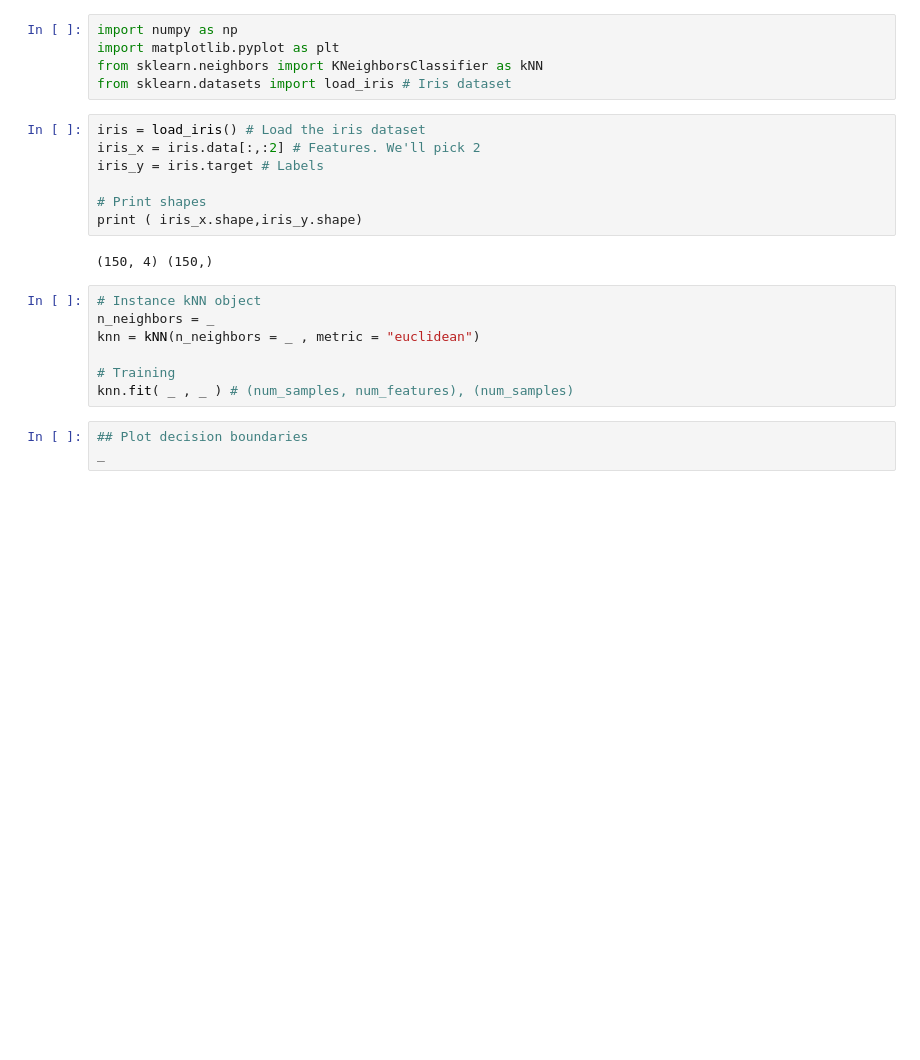
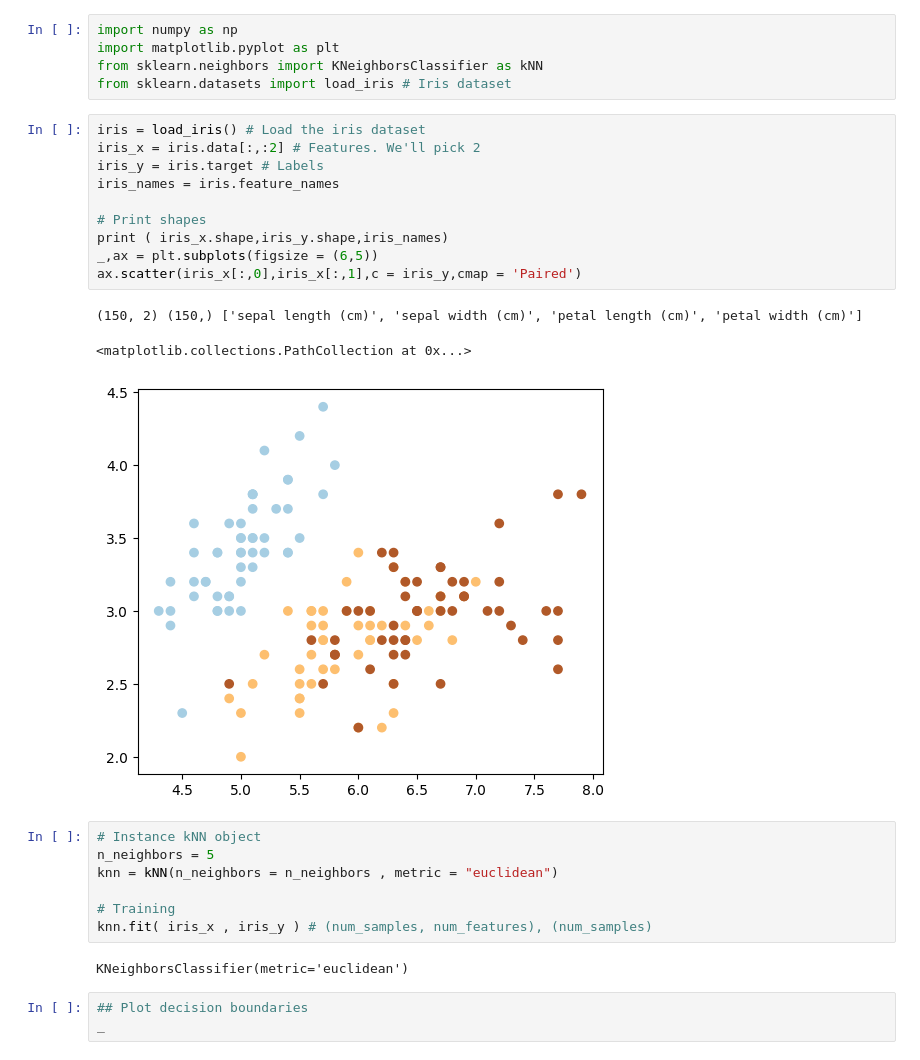
Before and after one commit to JuanGallego2811/machine_learning, a Jupyter notebook: Sem_03/kNN.ipynb, the cells around one changed output. Saved outputs shown, nothing was run; the diff lists cells and outputs as text; blank space fills up the shorter version.

```diff
--- a/Sem_03/kNN.ipynb
+++ b/Sem_03/kNN.ipynb
@@ -11,19 +11,26 @@ from sklearn.datasets import load_iris # Iris dataset
 # %%
 iris = load_iris() # Load the iris dataset
 iris_x = iris.data[:,:2] # Features. We'll pick 2
 iris_y = iris.target # Labels
+iris_names = iris.feature_names
 
 # Print shapes
-print ( iris_x.shape,iris_y.shape)
+print ( iris_x.shape,iris_y.shape,iris_names)
+_,ax = plt.subplots(figsize = (6,5))
+ax.scatter(iris_x[:,0],iris_x[:,1],c = iris_y,cmap = 'Paired')
 # %% [output]
-(150, 4) (150,)
+(150, 2) (150,) ['sepal length (cm)', 'sepal width (cm)', 'petal length (cm)', 'petal width (cm)']
+<matplotlib.collections.PathCollection at 0x...>
+[figure, added]
 # %%
 # Instance kNN object
-n_neighbors = _
-knn = kNN(n_neighbors = _ , metric = "euclidean")
+n_neighbors = 5
+knn = kNN(n_neighbors = n_neighbors , metric = "euclidean")
 
 # Training
-knn.fit( _ , _ ) # (num_samples, num_features), (num_samples)
+knn.fit( iris_x , iris_y ) # (num_samples, num_features), (num_samples)
+# %% [output]
+KNeighborsClassifier(metric='euclidean')
 # %%
 ## Plot decision boundaries
 _
```
